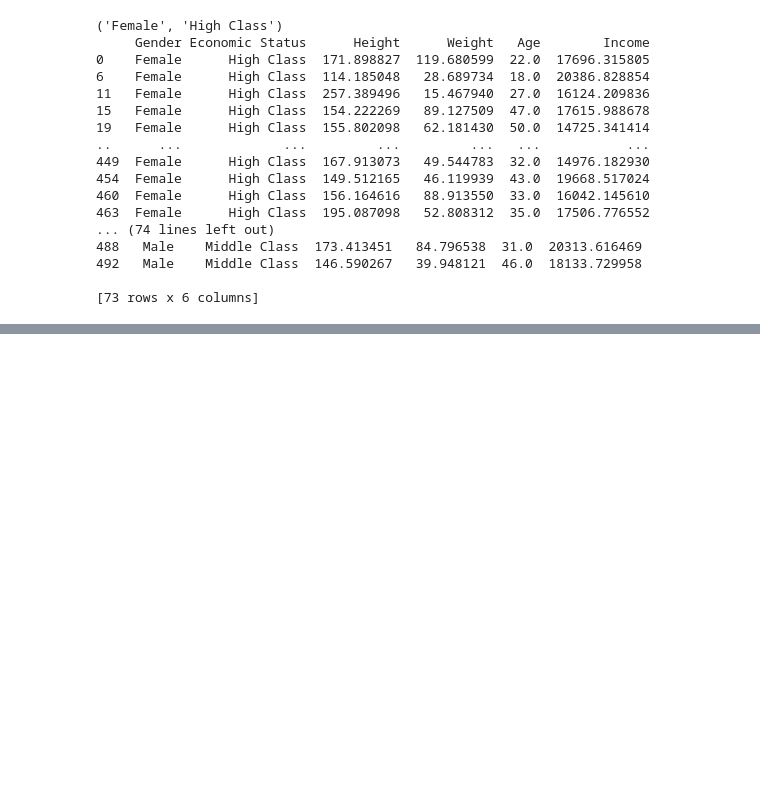
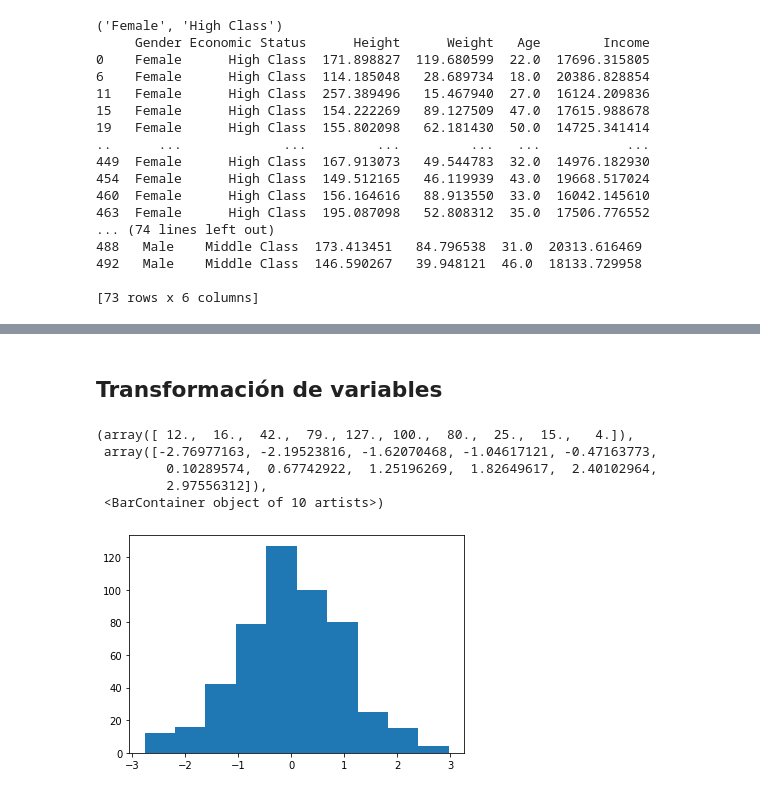
Before and after one commit to tomasvdh/python-ml-course, a Jupyter notebook: mynotebooks/T2 - 3 - Data Cleaning - Agrupación de datos.ipynb, the cells around one changed output, grey strips where cells are left out. Cells and saved outputs as stored; diff of their text form; code cells hidden in the pictures; blank space fills up the shorter version.

```diff
--- a/mynotebooks/T2 - 3 - Data Cleaning - Agrupación de datos.ipynb
+++ b/mynotebooks/T2 - 3 - Data Cleaning - Agrupación de datos.ipynb
@@ -280,0 +296,6 @@ double_group.aggregate([lambda x:(np.mean(x))/np.std(x)])
+# %% [markdown]
+## Transformación de variables
+# %%
+zscore = lambda x : (x - x.mean())/x.std()
+# %%
+z_group = double_group.transform(zscore)
@@ -280,0 +304,9 @@ double_group.aggregate([lambda x:(np.mean(x))/np.std(x)])
+# %%
+plt.hist(z_group["Age"])
+# %% [output]
+(array([ 12.,  16.,  42.,  79., 127., 100.,  80.,  25.,  15.,   4.]),
+ array([-2.76977163, -2.19523816, -1.62070468, -1.04617121, -0.47163773,
+         0.10289574,  0.67742922,  1.25196269,  1.82649617,  2.40102964,
+         2.97556312]),
+ <BarContainer object of 10 artists>)
+[figure, added]
```
Also changed, not shown: parts of 38 cells of this notebook.
